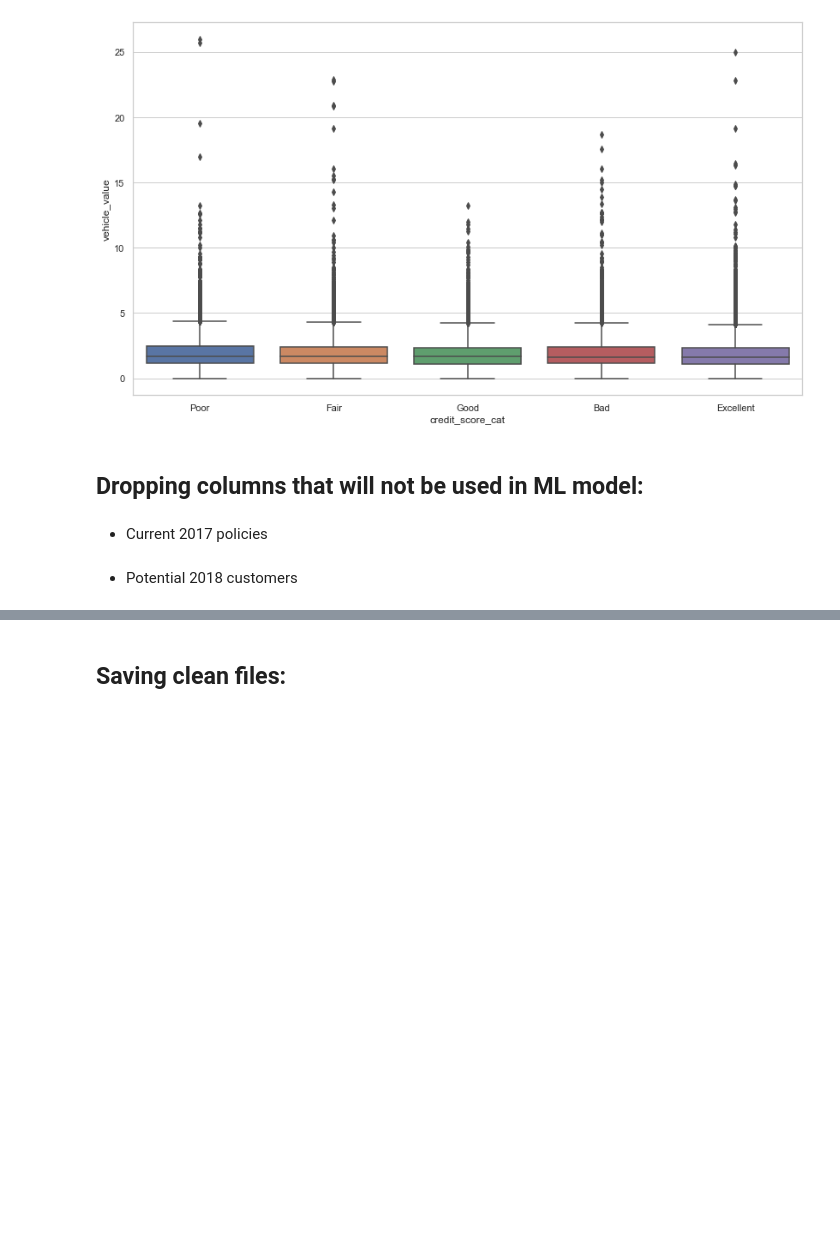
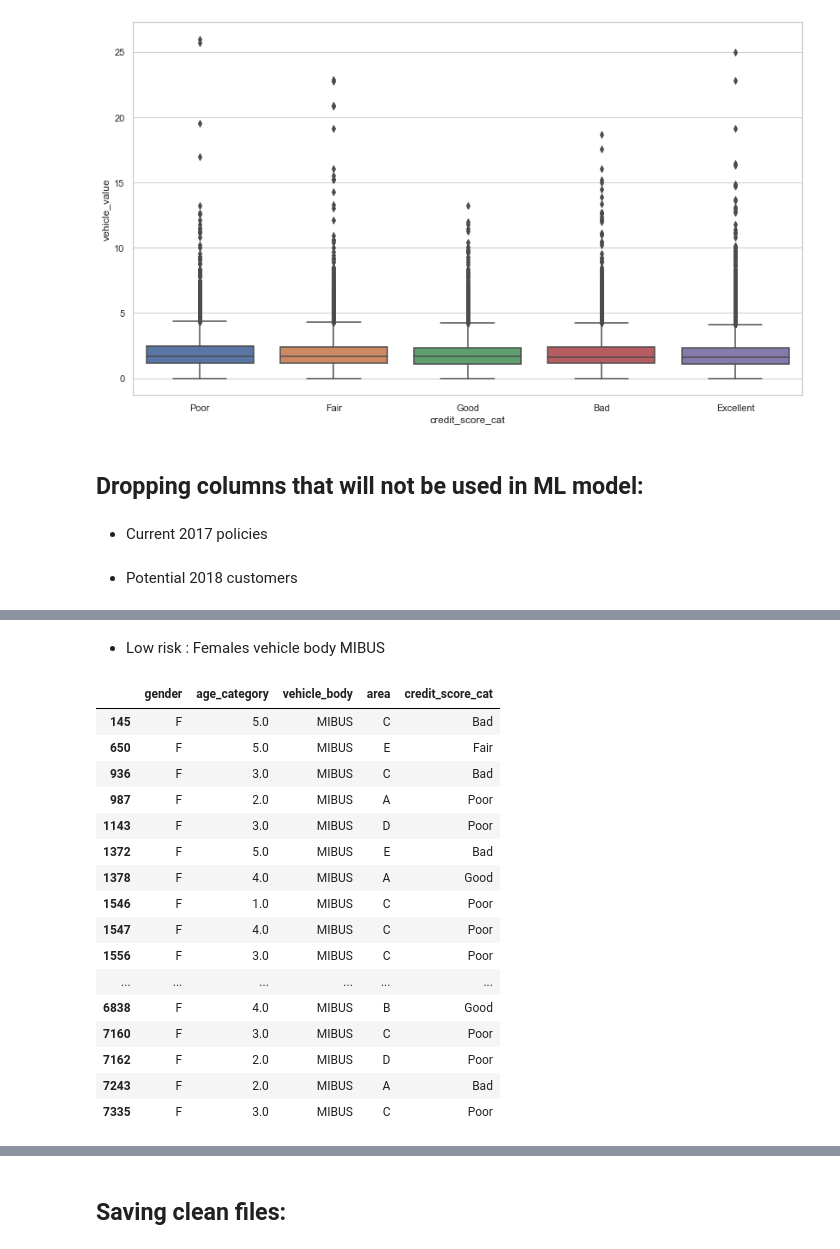
Before and after one commit to suhitasva/Auto_Insurance_Study, a Jupyter notebook: case_study_code_file.ipynb, the cells around one changed output, grey strips where cells are left out. Cells and saved outputs as stored; diff of their text form; code cells hidden in the pictures; blank space fills up the shorter version.

```diff
--- a/case_study_code_file.ipynb
+++ b/case_study_code_file.ipynb
@@ -1065,0 +1125,23 @@ auto_potential_2018.drop(['quote_number'], axis=1, inplace=True)
+# %% [markdown]
+- Low risk : Females vehicle body MIBUS
+# %%
+auto_potential_2018[["gender","age_category","vehicle_body","area","credit_score_cat"]]\
+                .loc[(auto_potential_2018.gender == 'F') & (auto_potential_2018.vehicle_body == 'MIBUS')]
+# %% [output]
+|  | gender | age_category | vehicle_body | area | credit_score_cat |
+| 145 | F | 5.0 | MIBUS | C | Bad |
+| 650 | F | 5.0 | MIBUS | E | Fair |
+| 936 | F | 3.0 | MIBUS | C | Bad |
+| 987 | F | 2.0 | MIBUS | A | Poor |
+| 1143 | F | 3.0 | MIBUS | D | Poor |
+| 1372 | F | 5.0 | MIBUS | E | Bad |
+| 1378 | F | 4.0 | MIBUS | A | Good |
+| 1546 | F | 1.0 | MIBUS | C | Poor |
+| 1547 | F | 4.0 | MIBUS | C | Poor |
+| 1556 | F | 3.0 | MIBUS | C | Poor |
+| ... | ... | ... | ... | ... | ... |
+| 6838 | F | 4.0 | MIBUS | B | Good |
+| 7160 | F | 3.0 | MIBUS | C | Poor |
+| 7162 | F | 2.0 | MIBUS | D | Poor |
+| 7243 | F | 2.0 | MIBUS | A | Bad |
+| 7335 | F | 3.0 | MIBUS | C | Poor |
```
Also changed, not shown: parts of 21 cells of this notebook.
